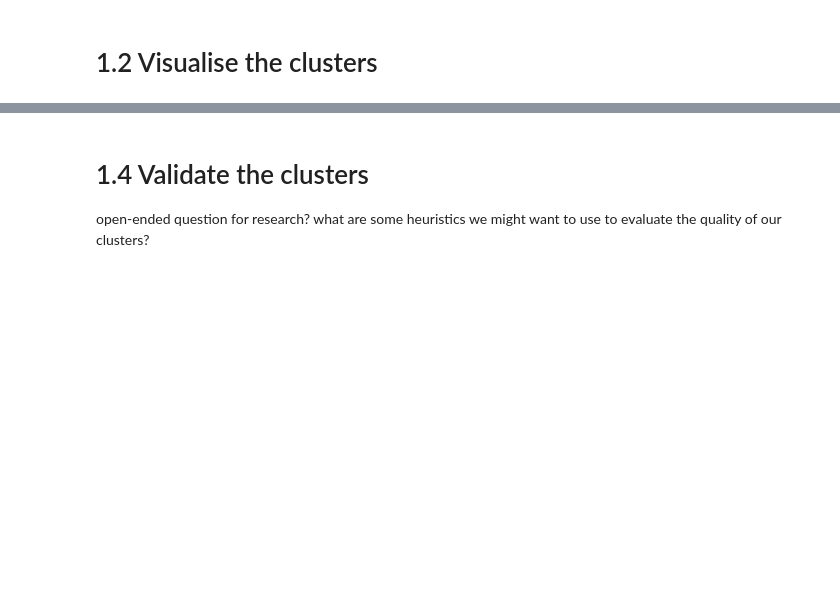
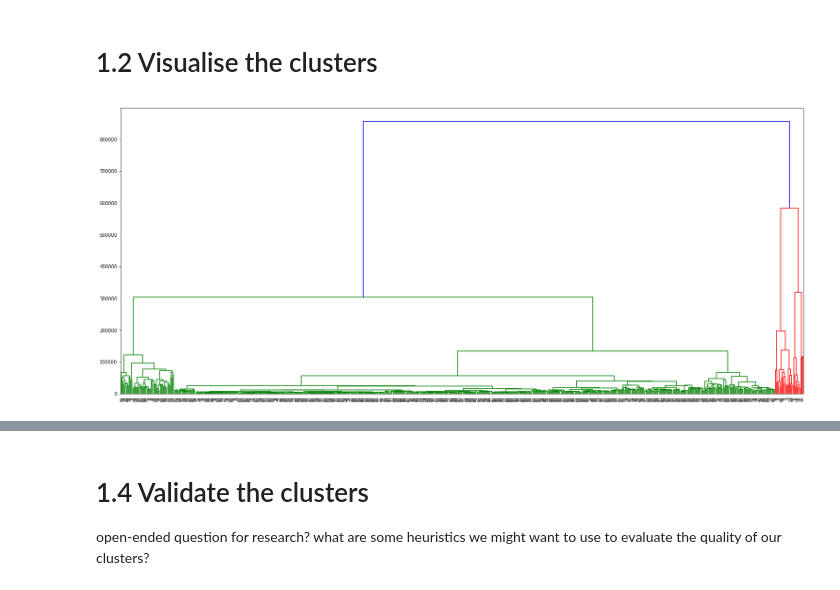
Before and after one commit to jeannefukumaru/aiap_02_unsupervised, a Jupyter notebook: clustering_cancer.ipynb, the cells around one changed output, grey strips where cells are left out. Cells and saved outputs as stored; diff of their text form; code cells hidden in the pictures; blank space fills up the shorter version.

```diff
--- a/clustering_cancer.ipynb
+++ b/clustering_cancer.ipynb
@@ -15,0 +31,3 @@ Get the data from [here](pubs.broadinstitute.org/mpr/projects/LUNG/DatasetB_675g
+# %%
+df = pd.read_csv('data/interim/DatasetB_675gene.csv', index_col='gene')
+df.head()
@@ -15,0 +47,3 @@ Get the data from [here](pubs.broadinstitute.org/mpr/projects/LUNG/DatasetB_675g
+# %%
+df = np.asarray(df)
+df.shape
@@ -15,0 +52,4 @@ Get the data from [here](pubs.broadinstitute.org/mpr/projects/LUNG/DatasetB_675g
+# %%
+distMatrix = dist.pdist(df)
+# %%
+distSquareMatrix = dist.squareform(distMatrix)
@@ -16,5 +75,31 @@ Get the data from [here](pubs.broadinstitute.org/mpr/projects/LUNG/DatasetB_675g
 # %% [markdown]
 # 1.2 Visualise the clusters
+# %%
+# plot dendrogram
+fig = pylab.figure()
+axdendro = fig.add_axes([0.09, 0.1,0.2,0.8])
+Y = linkage(distSquareMatrix, method='centroid')
+Z = dendrogram(Y, orientation='top')
+
+# plot distance matrix
+# axmatrix = fig.add_axes([0.3,0.1,0.6,0.8])
+# index = Z['leaves']
+# D = distSquareMatrix[index,:]
+# D = distSquareMatrix[:,index]
+# im = axmatrix.matshow(D, aspect='auto', origin='lower')
+# axmatrix.set_xticks([])
+# axmatrix.set_yticks([])
+
+# Plot colorbar.
+#axcolor = fig.add_axes([0.91,0.1,0.02,0.8])
+#pylab.colorbar(im, cax=axcolor)
+
+# Display and save figure.
+fig.set_size_inches(100.5, 10.5)
+fig.show()
+fig.savefig('dendrogram.png')
+# %% [output]
+[figure, added]
 # %% [markdown]
 # 1.3 Interpret the clusters
 ![clustering for adenocarcinoma subclasses](F1.large.jpg)
```
Also changed, not shown: parts of 9 cells of this notebook, 2 other files.
